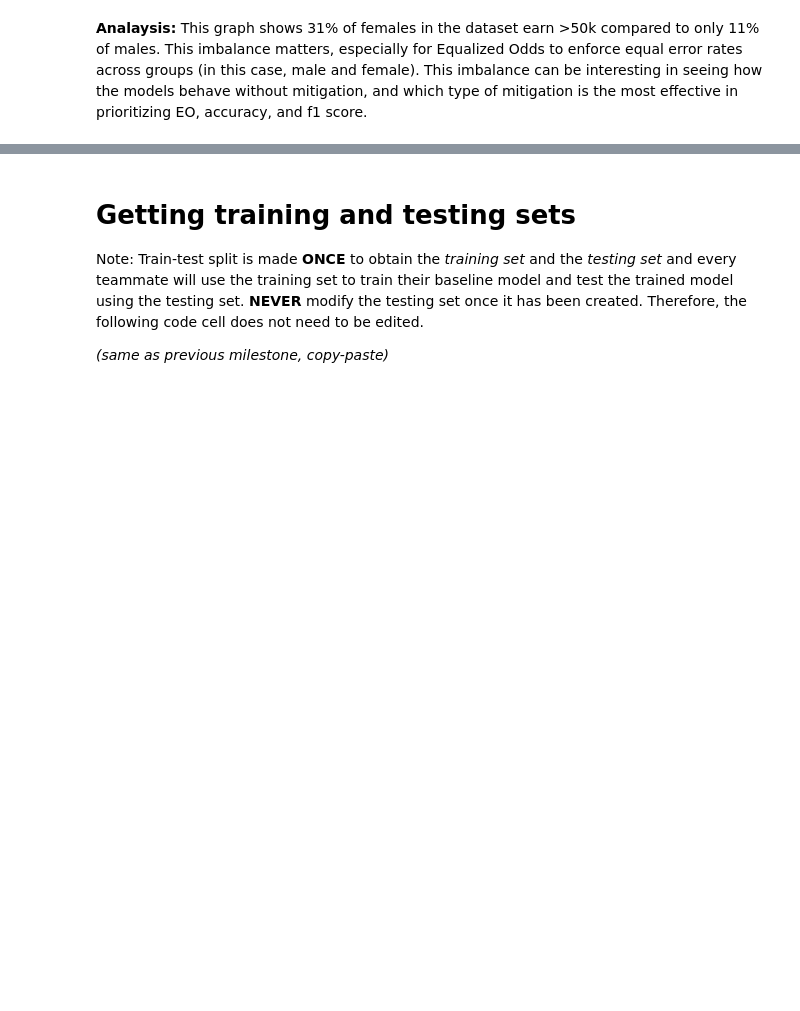
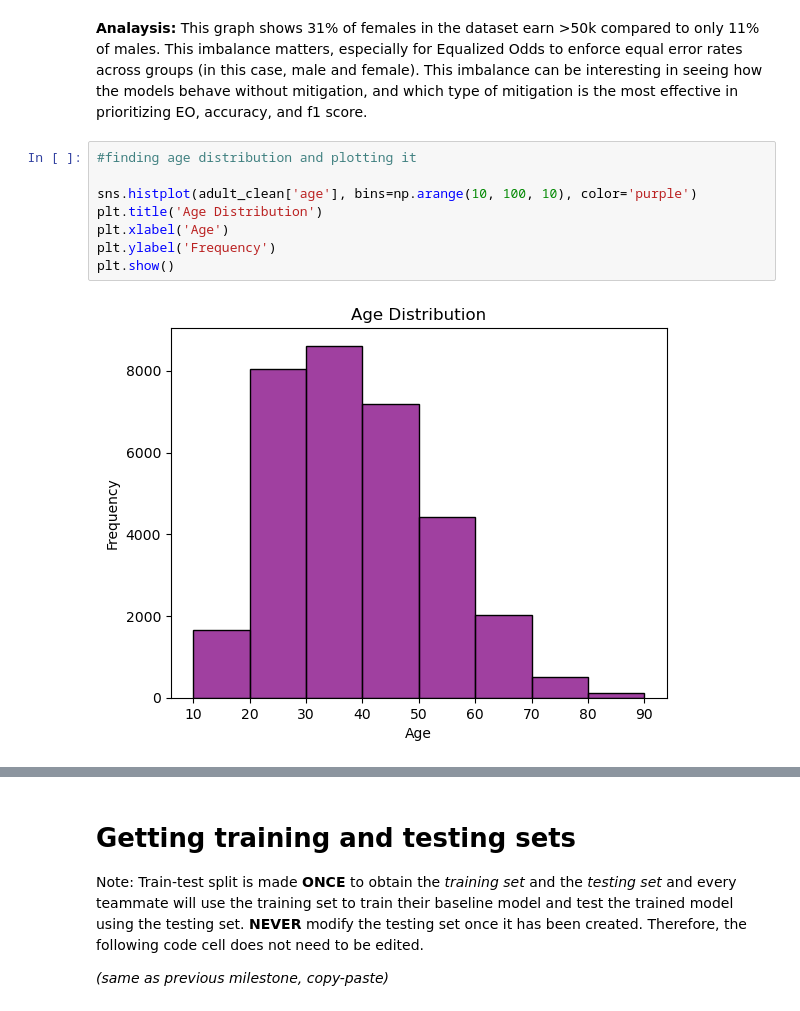
Before and after one commit to henry-AY/CS108-212-STAT108-212-W26-Course-Project, a Jupyter notebook: Week_6/CS108_212_STAT108_212_W26_Course_Project_Bias_Mitigation-2.ipynb, the cells around one changed output, grey strips where cells are left out. Drawn from its saved outputs; the diff is of its cells as text; blank space fills up the shorter version.

Commit message:
added my eda, based on Age distribution

```diff
--- a/Week_6/CS108_212_STAT108_212_W26_Course_Project_Bias_Mitigation-2.ipynb
+++ b/Week_6/CS108_212_STAT108_212_W26_Course_Project_Bias_Mitigation-2.ipynb
@@ -173,3 +171,13 @@ plt.show()
 [figure]
 # %% [markdown]
 **Analaysis:** This graph shows 31% of females in the dataset earn >50k compared to only 11% of males. This imbalance matters, especially for Equalized Odds to enforce equal error rates across groups (in this case, male and female). This imbalance can be interesting in seeing how the models behave without mitigation, and which type of mitigation is the most effective in prioritizing EO, accuracy, and f1 score.
+# %%
+#finding age distribution and plotting it
+
+sns.histplot(adult_clean['age'], bins=np.arange(10, 100, 10), color='purple')
+plt.title('Age Distribution')
+plt.xlabel('Age')
+plt.ylabel('Frequency')
+plt.show()
+# %% [output]
+[figure, added]
```
Also changed, not shown: parts of 2 cells of this notebook.
